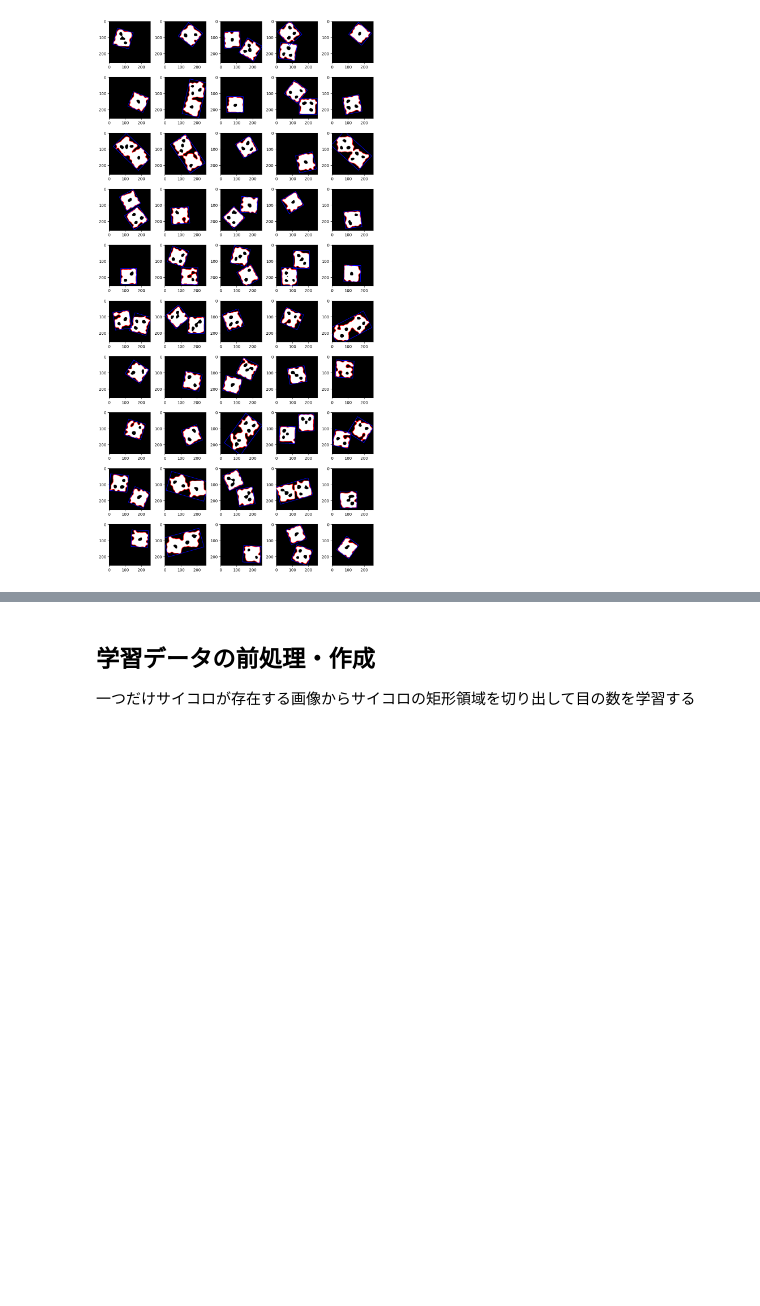
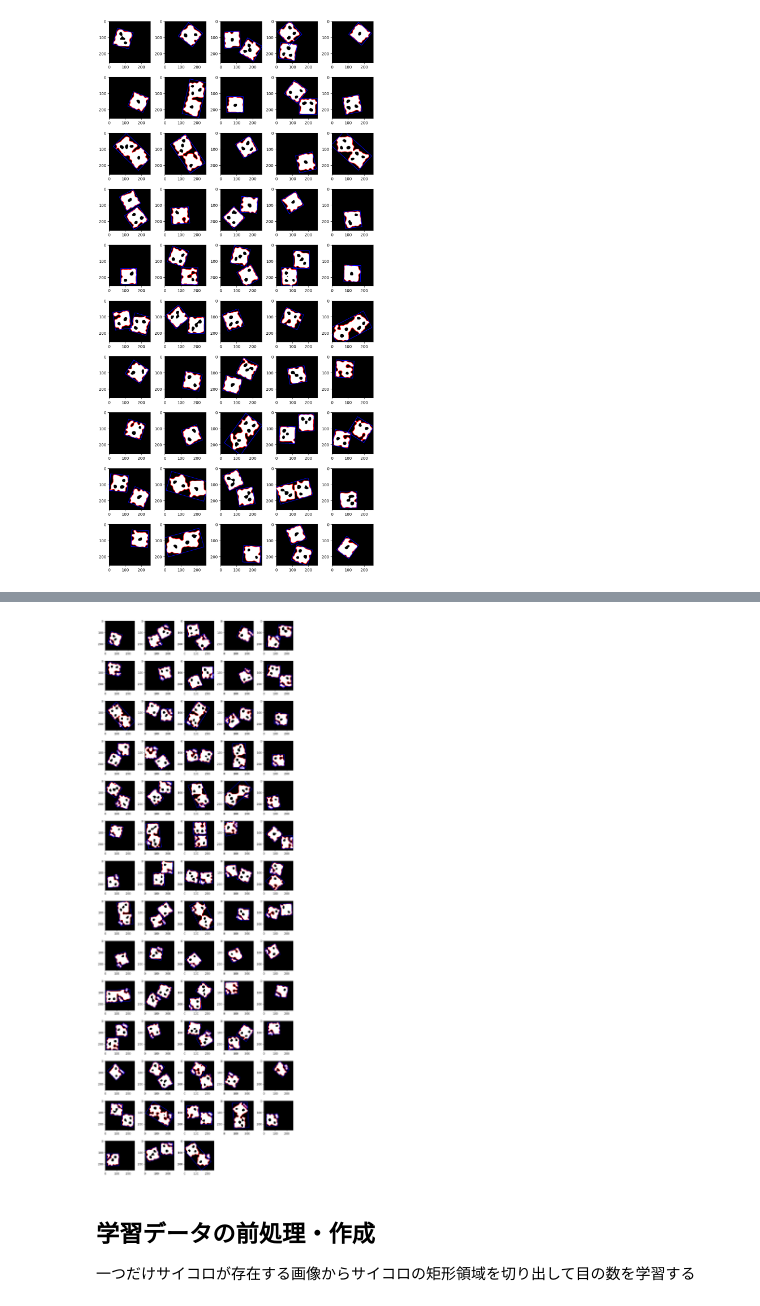
Before and after one commit to SStakafumi/sony-dice-competition, a Jupyter notebook: crop_one_dice.ipynb, the cells around one changed output, grey strips where cells are left out. Cells and saved outputs as stored; diff of their text form; code cells hidden in the pictures; blank space fills up the shorter version.

```diff
--- a/crop_one_dice.ipynb
+++ b/crop_one_dice.ipynb
@@ -127,3 +214,31 @@ plt.show()
+# %%
+fig = plt.figure(figsize=(10, 10*((img_num//5+1)/5)))
+
+for cnt, i in enumerate(range(len(idx_list))):
+    contours, hierarchy = cv2.findContours(image=imgs_unusual_bi[i, :], # lanczosを使う
+                                           mode=cv2.RETR_EXTERNAL, # 一番外側の輪郭のみ
+                                           method=cv2.CHAIN_APPROX_SIMPLE) # 輪郭座標の詳細なし
+
+    # 表示用にカラーデータに変換する
+    img_disp = cv2.cvtColor(imgs_unusual_bi[i, :], cv2.COLOR_GRAY2BGR)
+
+    # 輪郭の描写
+    for j, contour in enumerate(contours):
+        # 輪郭を描画
+        cv2.drawContours(img_disp, contours, j, (255, 0, 0), 2)
+
+        # 傾いた外接する矩形領域
+        rect = cv2.minAreaRect(contour)
+        box = cv2.boxPoints(rect)
+        box = np.intp(box)
+        cv2.drawContours(img_disp, [box], 0, (0,0,255), 2)
+
+    # 画像の表示
+    ax = fig.add_subplot(img_num//5+1, 5, cnt+1)
+    plt.imshow(img_disp, cmap='gray')
+    plt.tight_layout()
+# %% [output]
+[figure, added]
 # %% [markdown]
 ## 学習データの前処理・作成
 一つだけサイコロが存在する画像からサイコロの矩形領域を切り出して目の数を学習する
```
Also changed, not shown: parts of 17 cells of this notebook.
